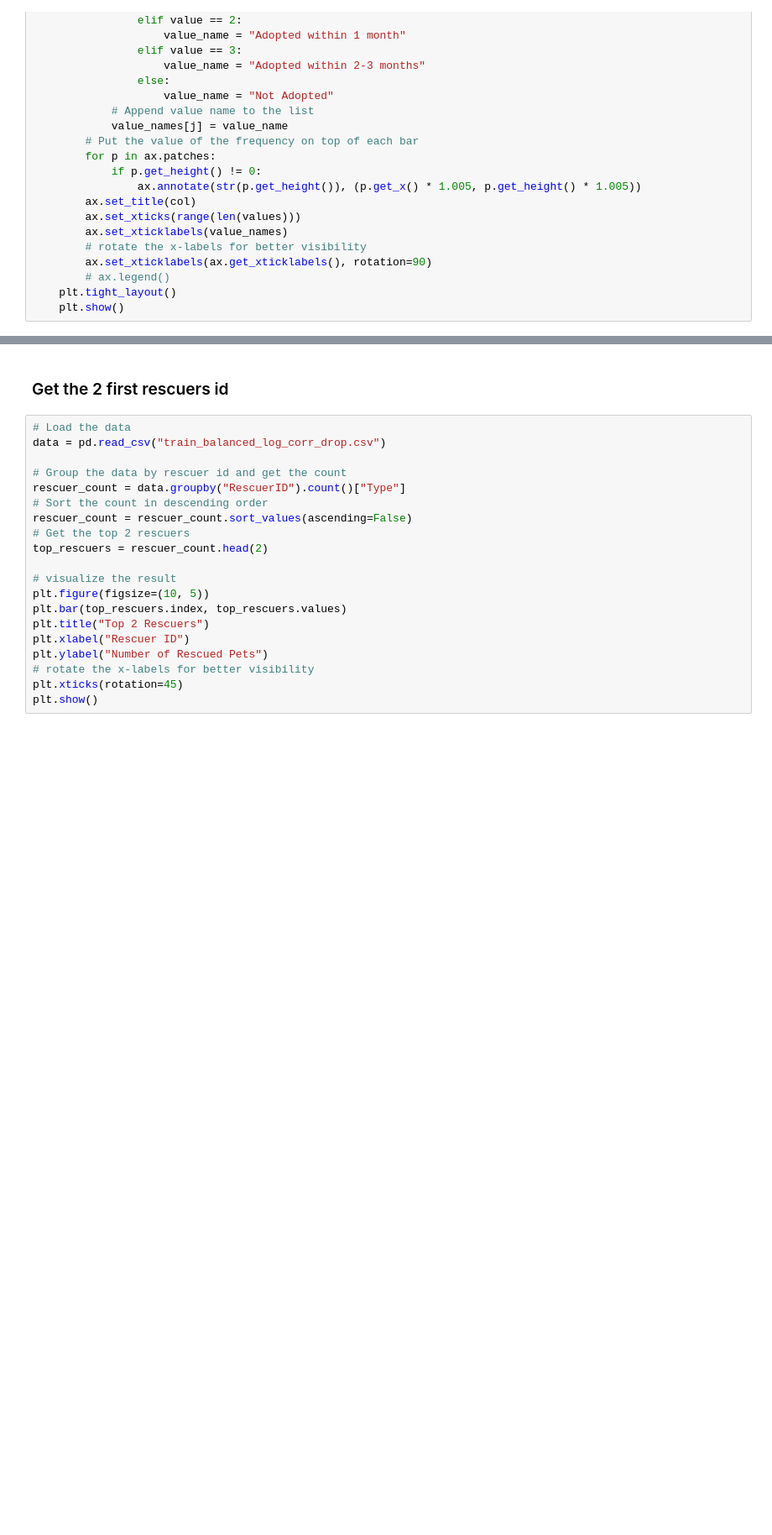
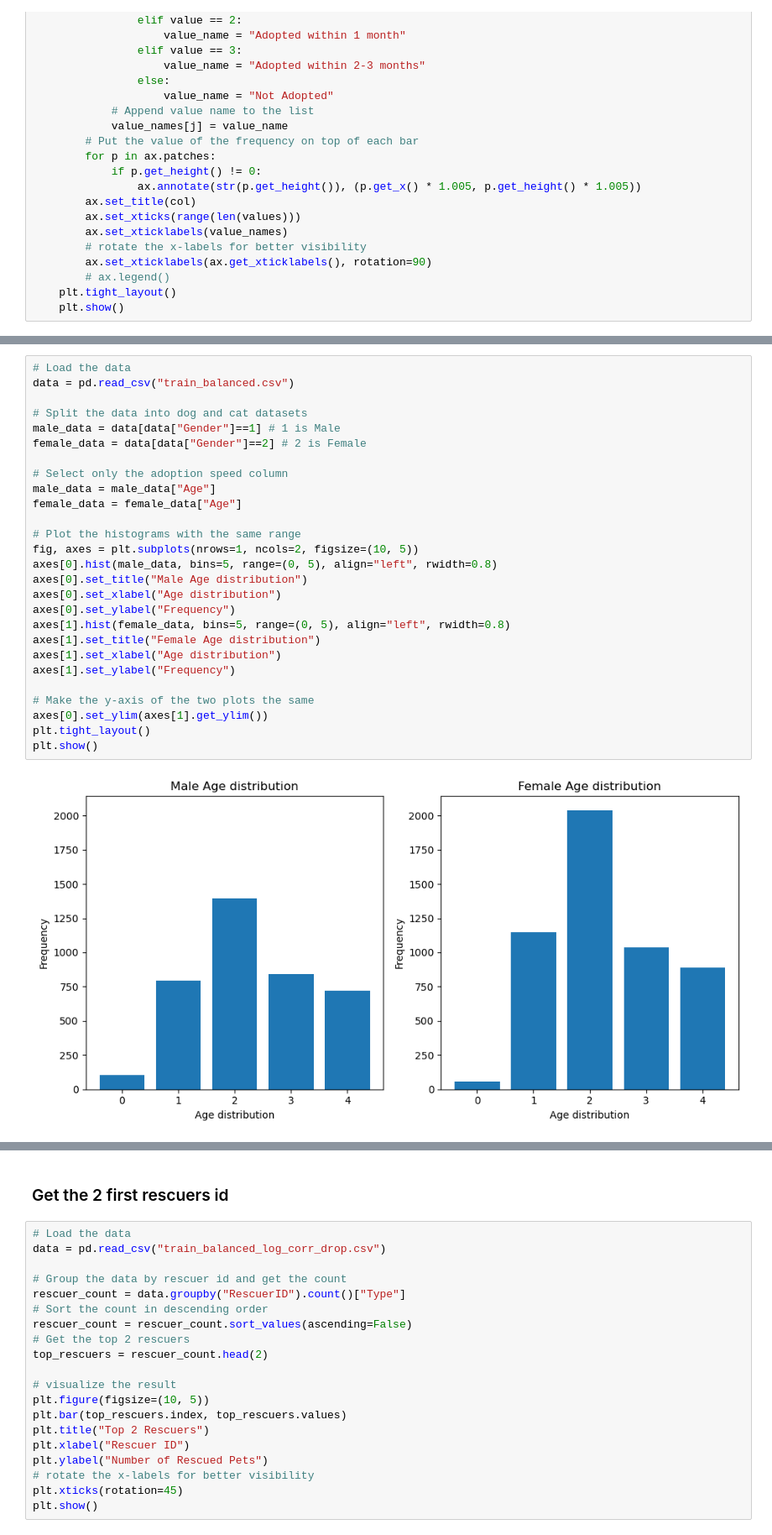
Before and after one commit to osamamagdy/PetFinder, a Jupyter notebook: data_visualization.ipynb, the cells around one changed output, grey strips where cells are left out. Shown at 84% size. Cells and saved outputs as stored; diff of their text form; blank space fills up the shorter version.

```diff
--- a/data_visualization.ipynb
+++ b/data_visualization.ipynb
@@ -595,0 +611,29 @@ Error:
+# %%
+# Load the data
+data = pd.read_csv("train_balanced.csv")
+
+# Split the data into dog and cat datasets
+male_data = data[data["Gender"]==1] # 1 is Male
+female_data = data[data["Gender"]==2] # 2 is Female
+
+# Select only the adoption speed column
+male_data = male_data["Age"]
+female_data = female_data["Age"]
+
+# Plot the histograms with the same range
+fig, axes = plt.subplots(nrows=1, ncols=2, figsize=(10, 5))
+axes[0].hist(male_data, bins=5, range=(0, 5), align="left", rwidth=0.8)
+axes[0].set_title("Male Age distribution")
+axes[0].set_xlabel("Age distribution")
+axes[0].set_ylabel("Frequency")
+axes[1].hist(female_data, bins=5, range=(0, 5), align="left", rwidth=0.8)
+axes[1].set_title("Female Age distribution")
+axes[1].set_xlabel("Age distribution")
+axes[1].set_ylabel("Frequency")
+
+# Make the y-axis of the two plots the same
+axes[0].set_ylim(axes[1].get_ylim())
+plt.tight_layout()
+plt.show()
+# %% [output]
+[figure, added]
```
Also changed, not shown: parts of 9 cells of this notebook, 10 other files.
